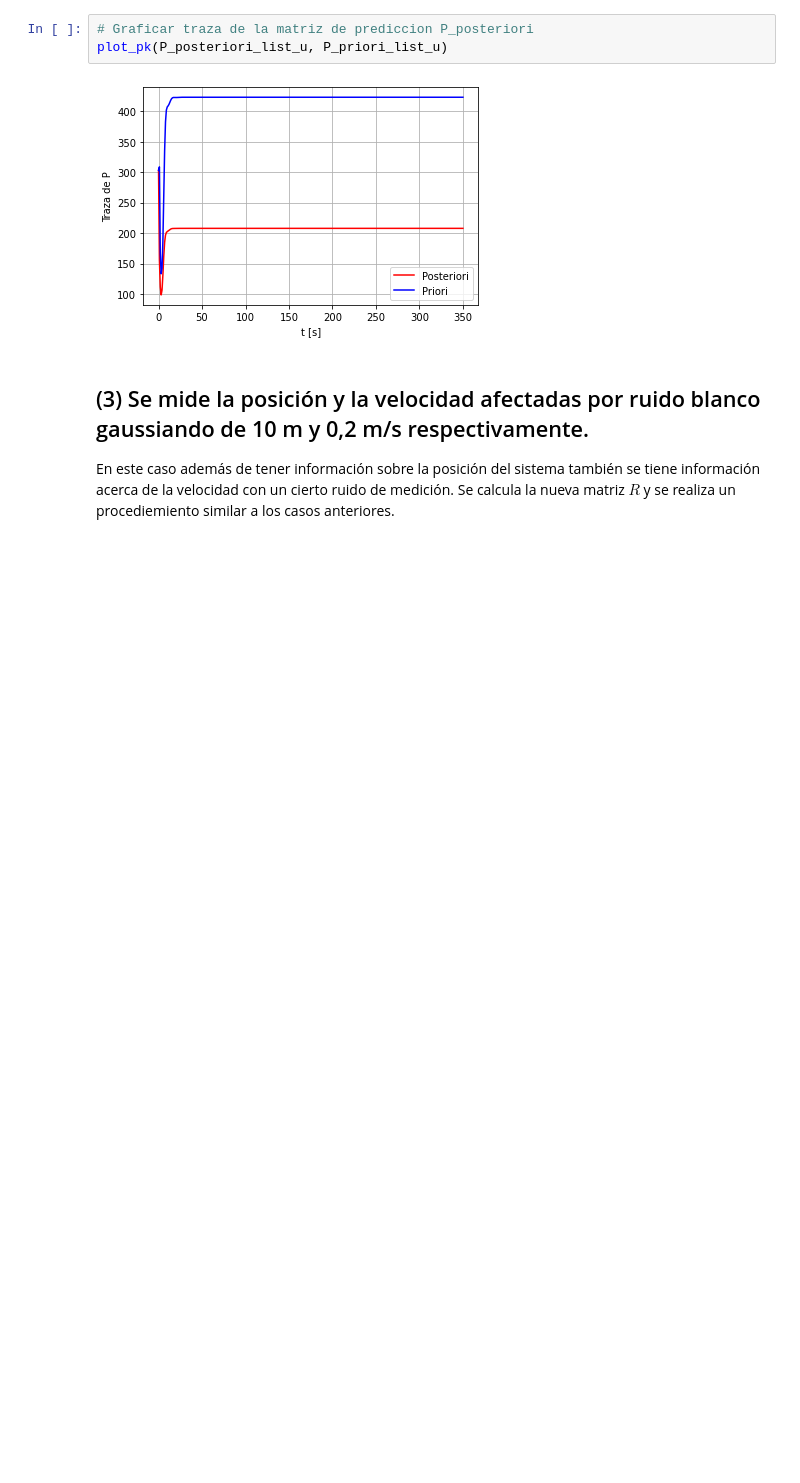
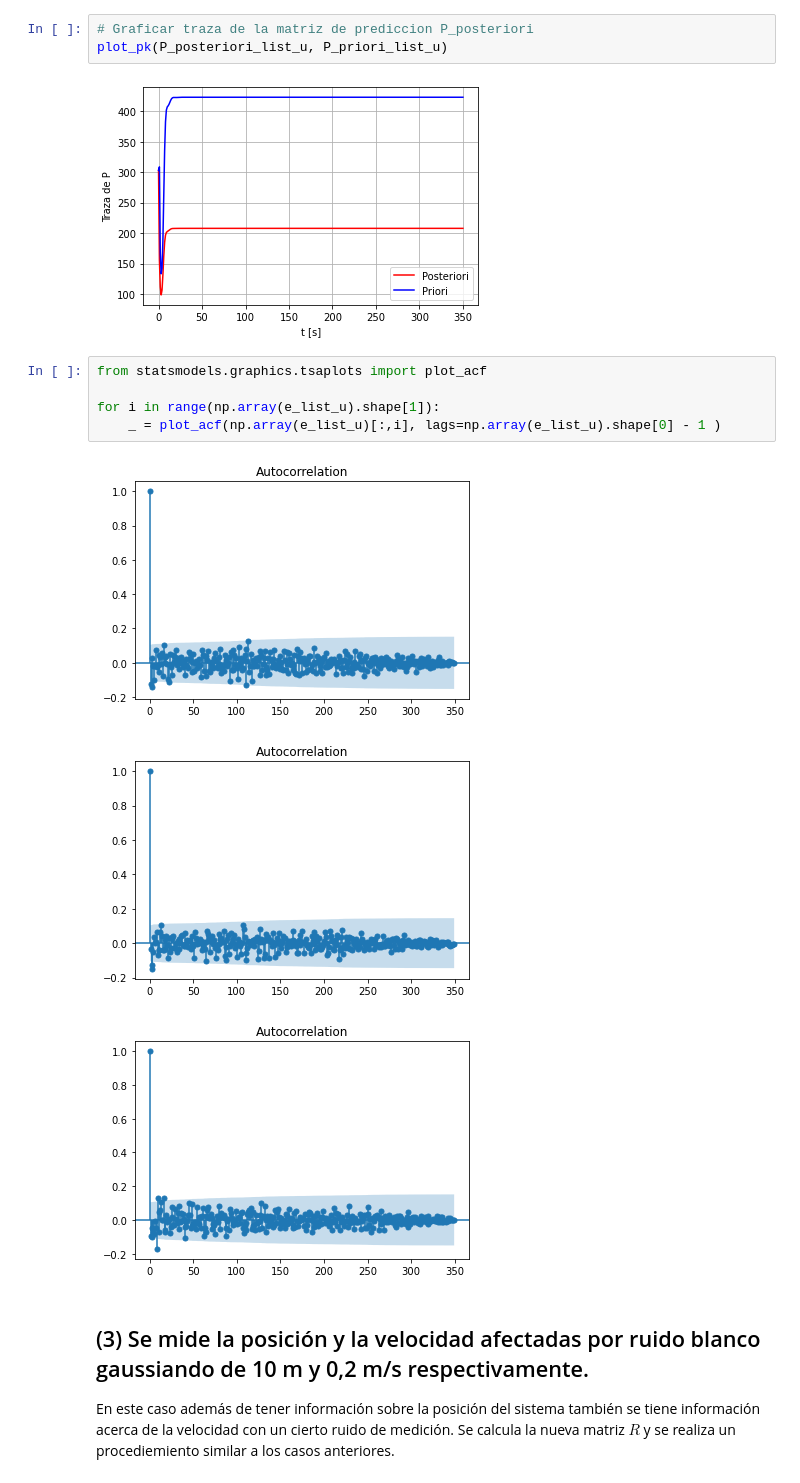
Before and after one commit to GonzaloRomeroR/Kalman-Filter, a Jupyter notebook: TP.ipynb, the cells around one changed output. Cells and saved outputs as stored; diff of their text form; blank space fills up the shorter version.

```diff
--- a/TP.ipynb
+++ b/TP.ipynb
@@ -485,6 +498,15 @@ De forma simililar al caso anterior la predicción a posteriori es menor a la es
 plot_pk(P_posteriori_list_u, P_priori_list_u)
 # %% [output]
 [figure]
+# %%
+from statsmodels.graphics.tsaplots import plot_acf
+
+for i in range(np.array(e_list_u).shape[1]):
+    _ = plot_acf(np.array(e_list_u)[:,i], lags=np.array(e_list_u).shape[0] - 1 )
+# %% [output]
+[figure, added]
+[figure, added]
+[figure, added]
 # %% [markdown]
 ## (3) Se mide la posición y la velocidad afectadas por ruido blanco gaussiando de 10 m y 0,2 m/s respectivamente.
 
```
Also changed, not shown: parts of 11 cells of this notebook.
